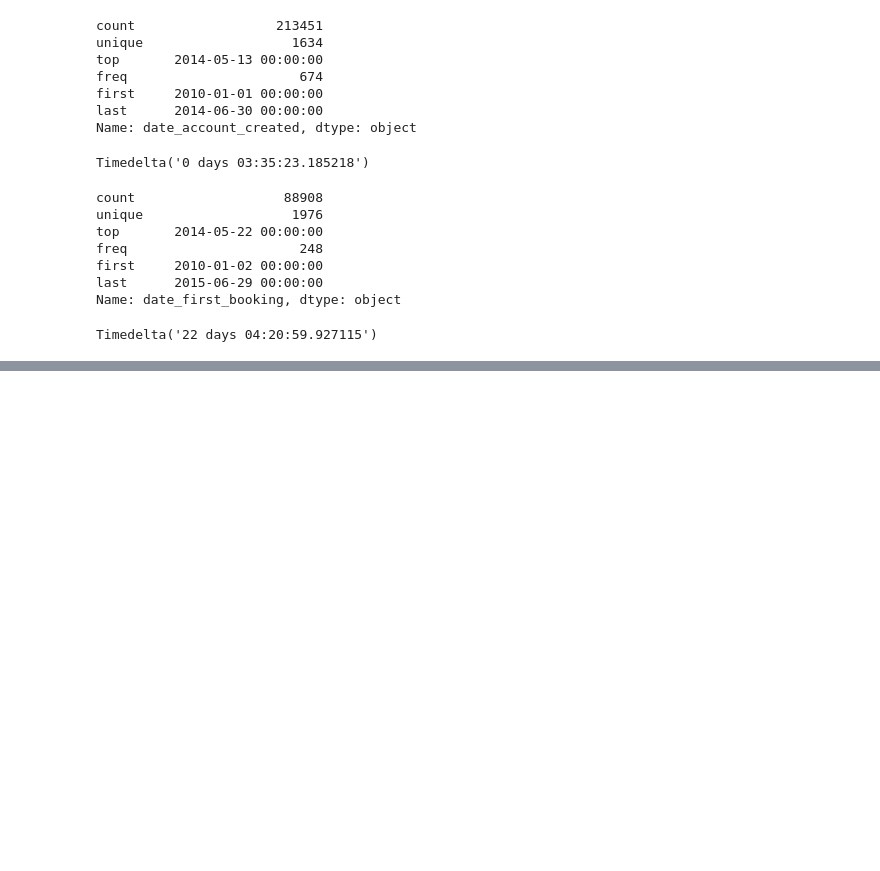
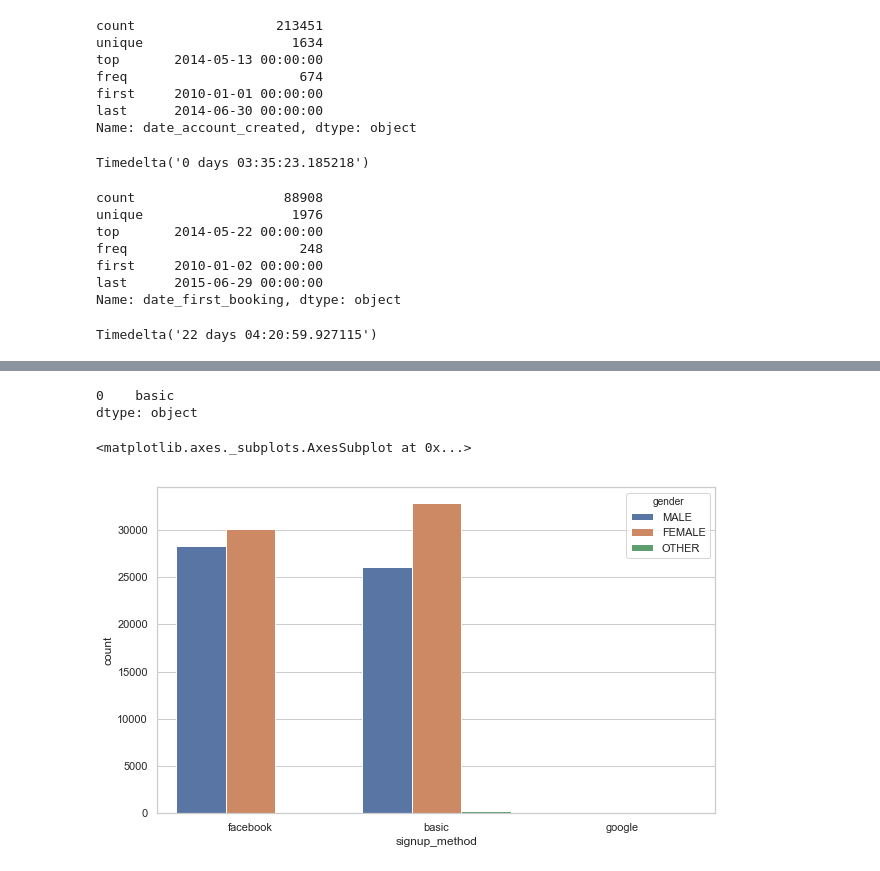
Before and after one commit to kevinsen/MentoriaAirbnb, a Jupyter notebook: Notebooks/Laboratorio_Analisis_y_Visualizacion.ipynb, the cells around one changed output, grey strips where cells are left out. Drawn from its saved outputs; the diff is of its cells as text; code cells hidden in the pictures; blank space fills up the shorter version.

```diff
--- a/Notebooks/Laboratorio_Analisis_y_Visualizacion.ipynb
+++ b/Notebooks/Laboratorio_Analisis_y_Visualizacion.ipynb
@@ -231,7 +232,7 @@ max    100.0
 Name: age, dtype: float64
 # %%
 bins = [18, 30, 50, 70, 100]
-labels = ['joven', 'adulto', 'adulto mayor', 'anciano']
+labels = ['joven(18-29)', 'adulto(30-49)', 'adulto mayor(50-69)', 'anciano(70-100)']
 data['bins'] = pd.cut(data['age'], bins=bins, labels=labels, include_lowest=True)
 data.head()
 # %% [output]
@@ -390,0 +393,13 @@ Timedelta('22 days 04:20:59.927115')
+# %%
+#9. ¿Hay un signup_method preferido?, ¿Y segmentado por sexo?, ¿Y por edad?
+data.signup_method.mode()
+# %% [output]
+0    basic
+dtype: object
+# %%
+#segmentado por sexo
+plt.figure(figsize=(10,6))
+sns.countplot(data=data, x='signup_method',hue='gender')
+# %% [output]
+<matplotlib.axes._subplots.AxesSubplot at 0x...>
+[figure, added]
```
Also changed, not shown: parts of 21 cells of this notebook.
